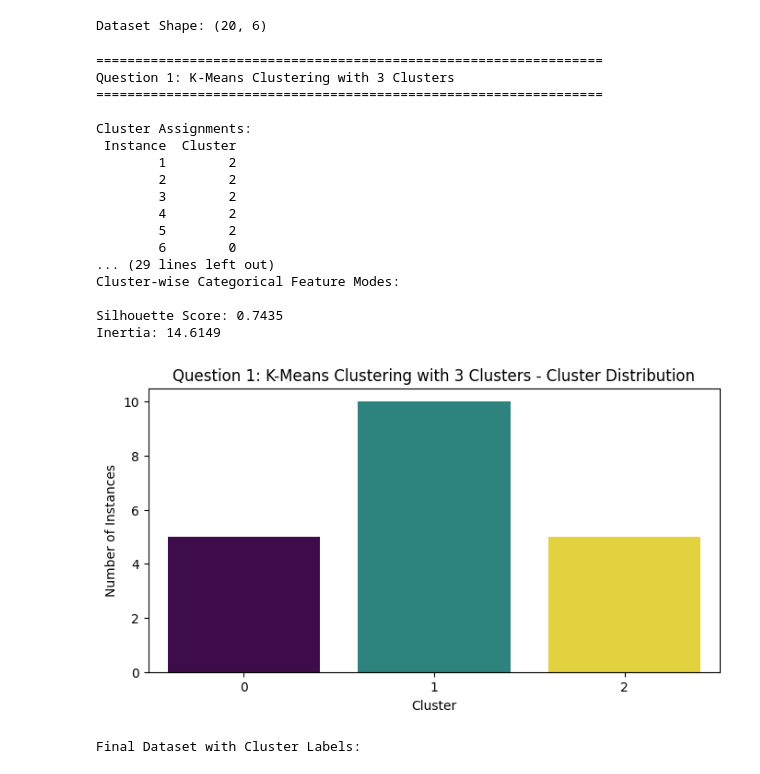
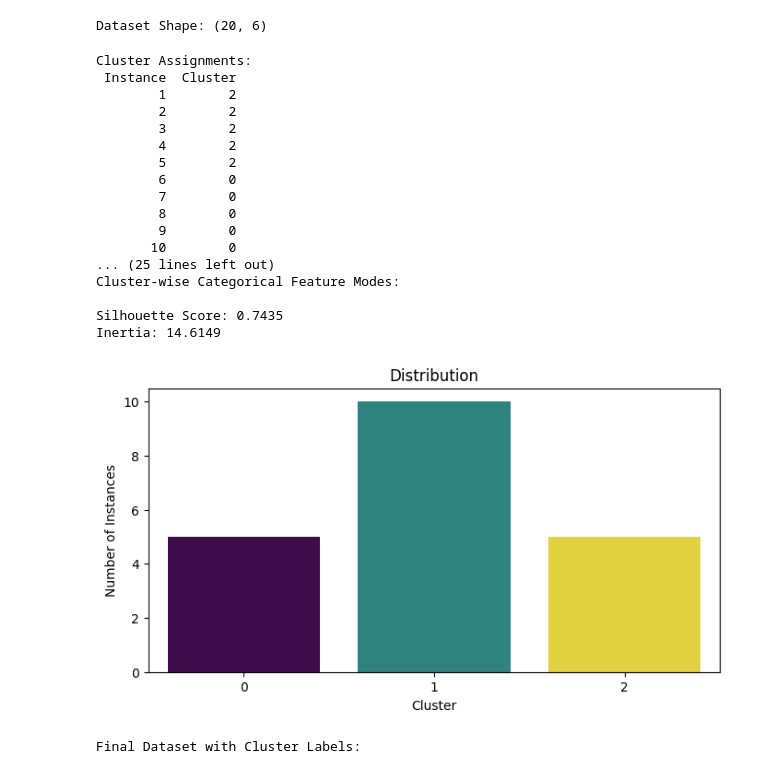
Before and after one commit to srabani-khuntia/Machine-Learning-Lab, a Jupyter notebook: Assignment-8.ipynb, the cells around one changed output. Drawn from its saved outputs; the diff is of its cells as text; code cells hidden in the pictures.

Commit message:
clusters

```diff
--- a/Assignment-8.ipynb
+++ b/Assignment-8.ipynb
@@ -26,8 +26,7 @@ def perform_kmeans(
     id_column,
     numerical_features,
     categorical_features,
-    n_clusters,
-    question_name
+    n_clusters
 ):
     # Select features used for clustering
     features = numerical_features + categorical_features
@@ -62,11 +61,6 @@ def perform_kmeans(
     # Add cluster labels to the original dataset
     result = df.copy()
     result['Cluster'] = cluster_labels
-
-    # Display results
-    print("=" * 65)
-    print(question_name)
-    print("=" * 65)
 
     print("\nCluster Assignments:")
     print(result[[id_column, 'Cluster']].to_string(index=False))
@@ -104,7 +98,7 @@ def perform_kmeans(
         palette='viridis',
         legend=False
     )
-    plt.title(f'{question_name} - Cluster Distribution')
+    plt.title(f'Distribution')
     plt.xlabel('Cluster')
     plt.ylabel('Number of Instances')
     plt.show()
@@ -181,34 +175,33 @@ Dataset Shape: (20, 6)
 # %%
 numerical_features1 = ['F1', 'F2', 'F3', 'F4', 'F5']
 categorical_features1 = []
 
 result1, kmeans1, preprocessor1 = perform_kmeans(
     df=df1,
     id_column='Instance',
     numerical_features=numerical_features1,
     categorical_features=categorical_features1,
     n_clusters=3,
-    question_name='Question 1: K-Means Clustering with 3 Clusters'
 )
 # %% [output]
-=================================================================
-Question 1: K-Means Clustering with 3 Clusters
-=================================================================
-
 Cluster Assignments:
  Instance  Cluster
         1        2
         2        2
         3        2
         4        2
         5        2
         6        0
-... (29 lines left out)
+        7        0
+        8        0
+        9        0
+       10        0
+... (25 lines left out)
 Cluster-wise Categorical Feature Modes:
 
 Silhouette Score: 0.7435
 Inertia: 14.6149
-[figure, old version]
+[figure, new version]
 # %%
 print("Final Dataset with Cluster Labels:")
 display(result1.sort_values('Cluster'))
```
Also changed, not shown: parts of 3 cells of this notebook.
